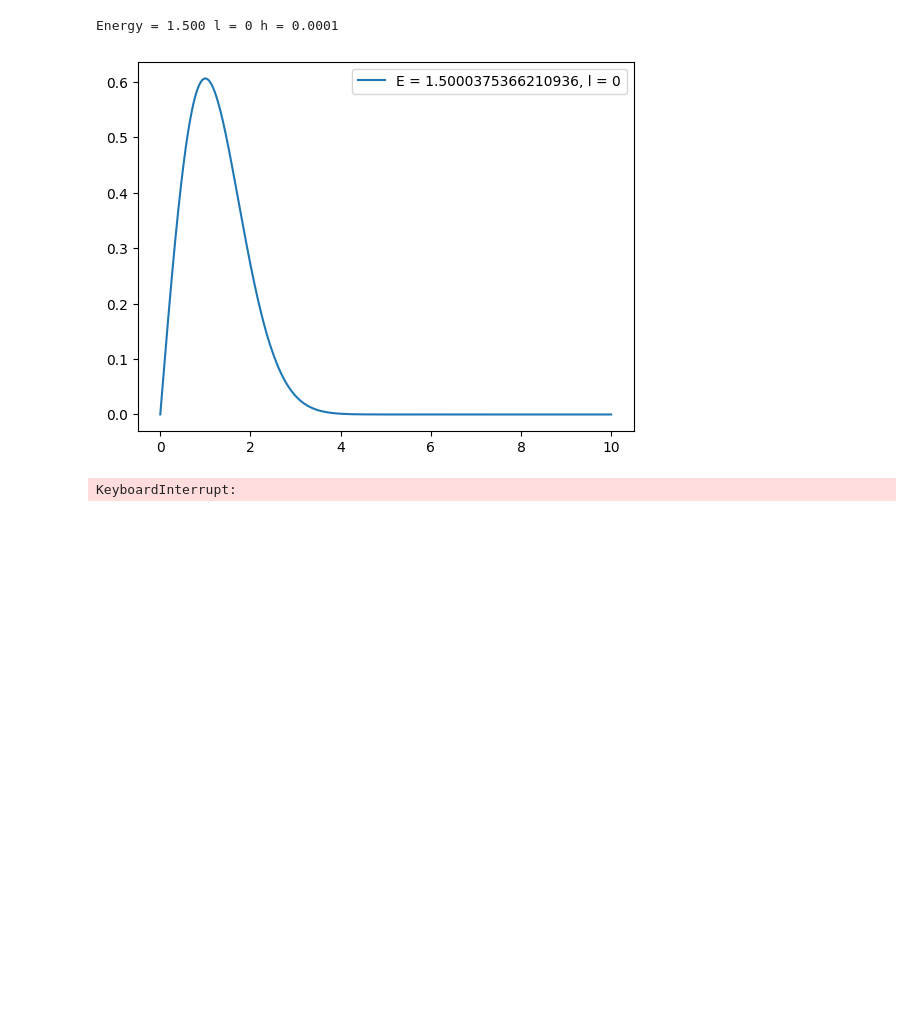
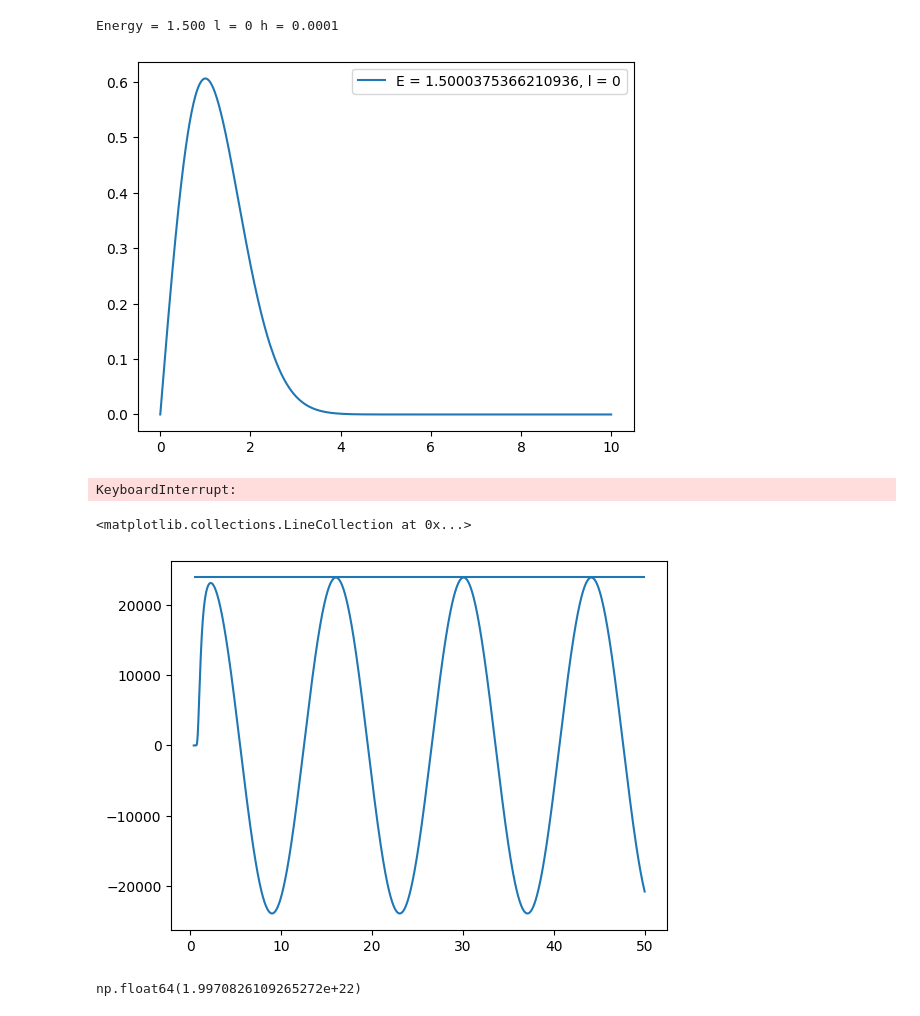
Before and after one commit to ihategoto/physipy, a Jupyter notebook: projects/Quantum Harmonic Oscillator/notebooks/quantum_harmonic_oscillator.ipynb, the cells around one changed output. Cells and saved outputs as stored; diff of their text form; code cells hidden in the pictures; blank space fills up the shorter version.

```diff
--- a/projects/Quantum Harmonic Oscillator/notebooks/quantum_harmonic_oscillator.ipynb
+++ b/projects/Quantum Harmonic Oscillator/notebooks/quantum_harmonic_oscillator.ipynb
@@ -25,7 +25,7 @@ def k(r, l, E):
 
     """
     if r != 0:
-        return 2 * (E - 0.5 * r**2 - 0.5 * l*(l+1)/(r*r))
+        return 2 * (E - 10*(np.pow(1/r, 12)-np.pow(1/r, 6)) - 0.5 * l*(l+1)/(r*r))
     else:
         return 1
 
@@ -45,7 +45,7 @@ def isin_classical_region(r, E):
     True if r is in the classical regione, False otherwise.
 
     """
-    return (2*E-0.5*r**2)>0
+    return (2*E-(1/np.pow(r, 12) - 1/np.pow(r, 6)))>0
 
 def numerov_step(psi_prev, psi_curr, k_prev, k_curr, k_next, h):
     """
@@ -106,10 +106,13 @@ def integration(E, r_min, r_max, h, l, psi_0_outward, psi_1_outward, psi_0_inwar
 
     """
 
+    """
     if isin_classical_region(r_max, E):
         # not good, r_max must be after the classical turning point
         print("r_max too small")
         return
+
+    """
 
     # outward integration (classical region)
     # boundary conditions are known by the problem
@@ -124,19 +127,26 @@ def integration(E, r_min, r_max, h, l, psi_0_outward, psi_1_outward, psi_0_inwar
     coord_outward.append(r+h)
 
     # buffer (to keep the matching in the classical region)
-    buffer = 10*h
+    #buffer = 10*h
 
     # outward integration
-    while isin_classical_region(r+buffer, E):
+    while r <= r_max:
         k_prev = k(r, l, E)
         k_curr = k(r+h, l, E)
         k_next = k(r+2*h, l, E)
         temp = numerov_step(psi_0_outward, psi_1_outward, k_prev, k_curr, k_next, h)
         psi_outward.append(temp)
+        if abs(temp) > 1e10:
+            psi_0_outward *= 1e-10
+            psi_1_outward *= 1e-10
+            psi_outward = [x*1e-10 for x in psi_outward]
+            temp *= 1e-10
         psi_0_outward = psi_1_outward
         psi_1_outward = temp
         r += h
         coord_outward.append(r+h)
+
+    """
 
     # inward integration (non-classical region)
     # boundary conditions are known either by the specific problem or by using WKB approximation
@@ -192,8 +202,9 @@ def integration(E, r_min, r_max, h, l, psi_0_outward, psi_1_outward, psi_0_inwar
     psi_inward = np.array(psi_inward) * scale
     psi = np.concatenate((psi_outward, psi_inward))
     coord = np.concatenate((coord_outward, coord_inward))
+    """
 
-    return (coord, psi, W)
+    return (coord_outward, psi_outward, None)
 
 
 def WKB_inward(r_max, l, h, E):
@@ -288,3 +299,20 @@ for l in [0]:
 Energy = 1.500 l = 0 h = 0.0001
 [figure]
 KeyboardInterrupt:
+# %%
+h = .0001
+r_min = 0.4
+l = 0
+r_max = 50
+
+coord, psi, error = integration(0.1, r_min, r_max, h, l, h, np.pow(h, l+1), 0 , 0)
+# %%
+plt.plot(coord, psi)
+plt.hlines(np.max(psi), r_min, r_max)
+# %% [output]
+<matplotlib.collections.LineCollection at 0x...>
+[figure, added]
+# %%
+np.max(psi)
+# %% [output]
+np.float64(1.9970826109265272e+22)
```
Also changed, not shown: parts of 1 cell of this notebook.
